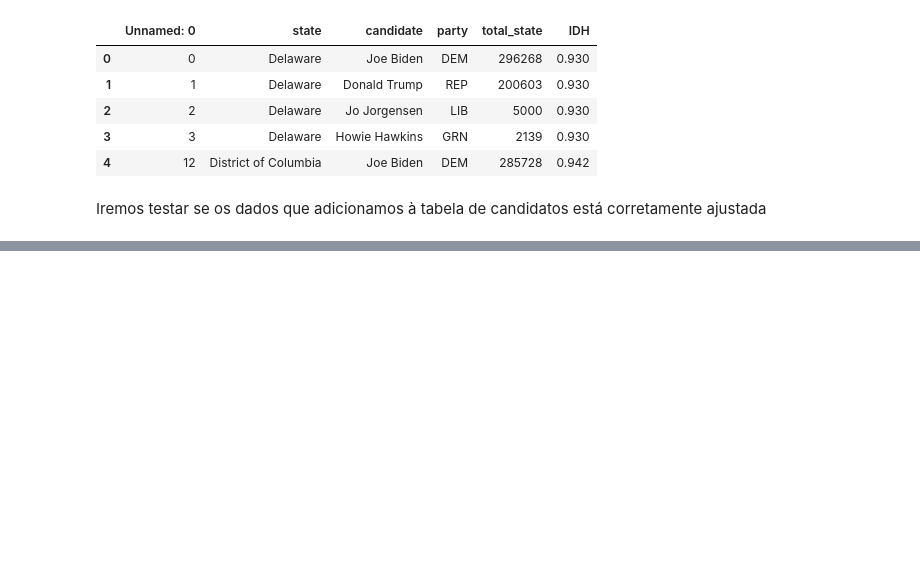
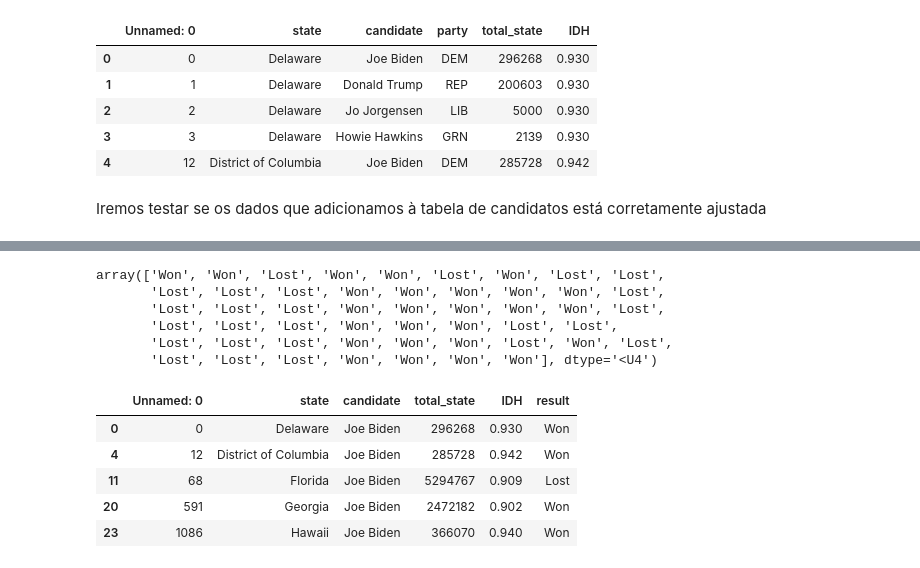
Before and after one commit to Beloin/analise_idh_votacao_eua, a Jupyter notebook: idh_usa.ipynb, the cells around one changed output, grey strips where cells are left out. Saved outputs shown, nothing was run; the diff lists cells and outputs as text; code cells hidden in the pictures; blank space fills up the shorter version.

```diff
--- a/idh_usa.ipynb
+++ b/idh_usa.ipynb
@@ -106,0 +135,12 @@ for i in range(len(candidates.state)):
+# %%
+test_joe = joe_biden.reset_index()
+test_donaldo = donald_trump.reset_index()
+won_lost = np.where(test_joe['total_state'] > test_donaldo['total_state'], 'Won', 'Lost')
+won_lost
+# %% [output]
+array(['Won', 'Won', 'Lost', 'Won', 'Won', 'Lost', 'Won', 'Lost', 'Lost',
+       'Lost', 'Lost', 'Lost', 'Won', 'Won', 'Won', 'Won', 'Won', 'Lost',
+       'Lost', 'Lost', 'Lost', 'Won', 'Won', 'Won', 'Won', 'Won', 'Lost',
+       'Lost', 'Lost', 'Lost', 'Won', 'Won', 'Won', 'Lost', 'Lost',
+       'Lost', 'Lost', 'Lost', 'Won', 'Won', 'Won', 'Lost', 'Won', 'Lost',
+       'Lost', 'Lost', 'Lost', 'Won', 'Won', 'Won', 'Won'], dtype='<U4')
@@ -106,0 +149,9 @@ for i in range(len(candidates.state)):
+# %%
+joe_biden.head()
+# %% [output]
+|  | Unnamed: 0 | state | candidate | total_state | IDH | result |
+| 0 | 0 | Delaware | Joe Biden | 296268 | 0.930 | Won |
+| 4 | 12 | District of Columbia | Joe Biden | 285728 | 0.942 | Won |
+| 11 | 68 | Florida | Joe Biden | 5294767 | 0.909 | Lost |
+| 20 | 591 | Georgia | Joe Biden | 2472182 | 0.902 | Won |
+| 23 | 1086 | Hawaii | Joe Biden | 366070 | 0.940 | Won |
```
Also changed, not shown: parts of 16 cells of this notebook, 1 other file.
